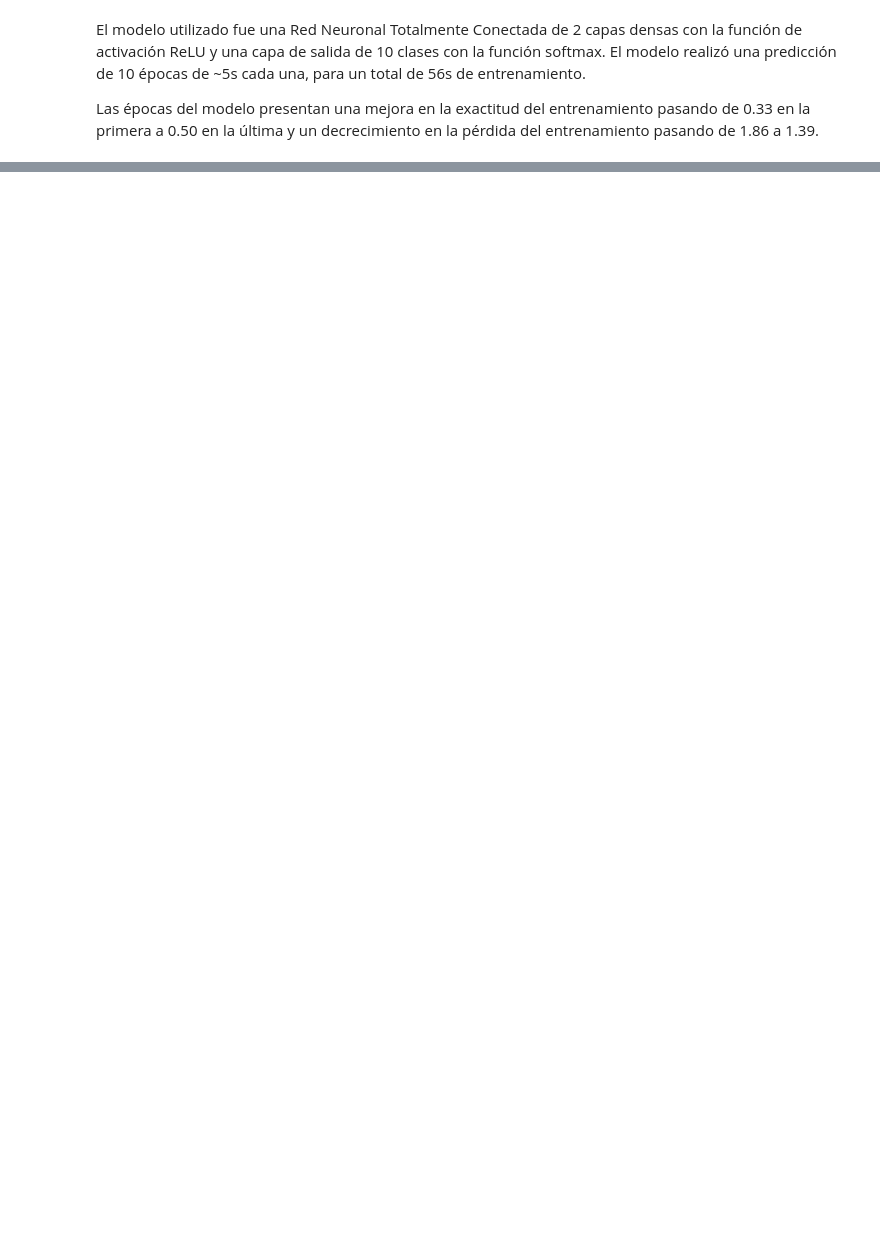
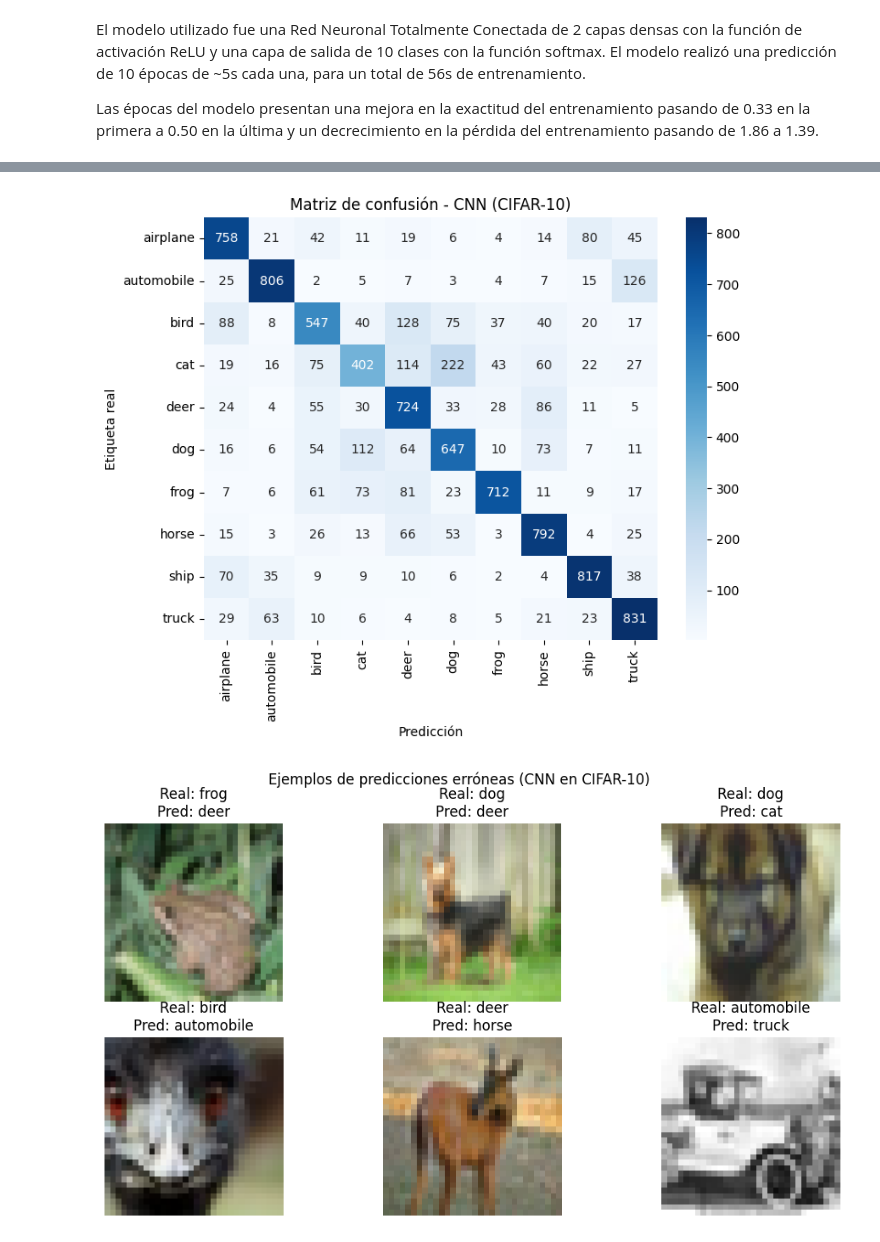
Before and after one commit to cmd-AJ/Lab4-DS-CNN, a Jupyter notebook: Lab4.ipynb, the cells around one changed output, grey strips where cells are left out. Cells and saved outputs as stored; diff of their text form; code cells hidden in the pictures; blank space fills up the shorter version.

```diff
--- a/Lab4.ipynb
+++ b/Lab4.ipynb
@@ -123,0 +256,37 @@ Las épocas del modelo presentan una mejora en la exactitud del entrenamiento pa
+# %%
+import numpy as np
+import seaborn as sns
+import matplotlib.pyplot as plt
+from sklearn.metrics import confusion_matrix
+
+# CIFAR-10 class names
+class_names = ["airplane", "automobile", "bird", "cat", "deer",
+               "dog", "frog", "horse", "ship", "truck"]
+
+# Predictions
+y_pred = np.argmax(model.predict(x_test), axis=1)
+y_true = y_test.reshape(-1)   # CIFAR-10 labels are sometimes shape (N,1)
+
+# Confusion matrix
+cm = confusion_matrix(y_true, y_pred)
+
+plt.figure(figsize=(8,6))
+sns.heatmap(cm, annot=True, fmt="d", cmap="Blues",
+            xticklabels=class_names, yticklabels=class_names)
+plt.title("Matriz de confusión - CNN (CIFAR-10)")
+plt.xlabel("Predicción")
+plt.ylabel("Etiqueta real")
+plt.show()
+
+# Mostrar algunos errores
+errors = np.where(y_pred != y_true)[0]
+
+plt.figure(figsize=(12,6))
+for i, idx in enumerate(errors[:6]):
+    plt.subplot(2,3,i+1)
+    plt.imshow(x_test[idx])
+    plt.title(f"Real: {class_names[y_true[idx]]}\nPred: {class_names[y_pred[idx]]}")
+    plt.axis("off")
+plt.suptitle("Ejemplos de predicciones erróneas (CNN en CIFAR-10)")
+plt.show()
+# %% [output]
@@ -123,0 +294,2 @@ Las épocas del modelo presentan una mejora en la exactitud del entrenamiento pa
+[figure, added]
+[figure, added]
```
Also changed, not shown: parts of 10 cells of this notebook.
